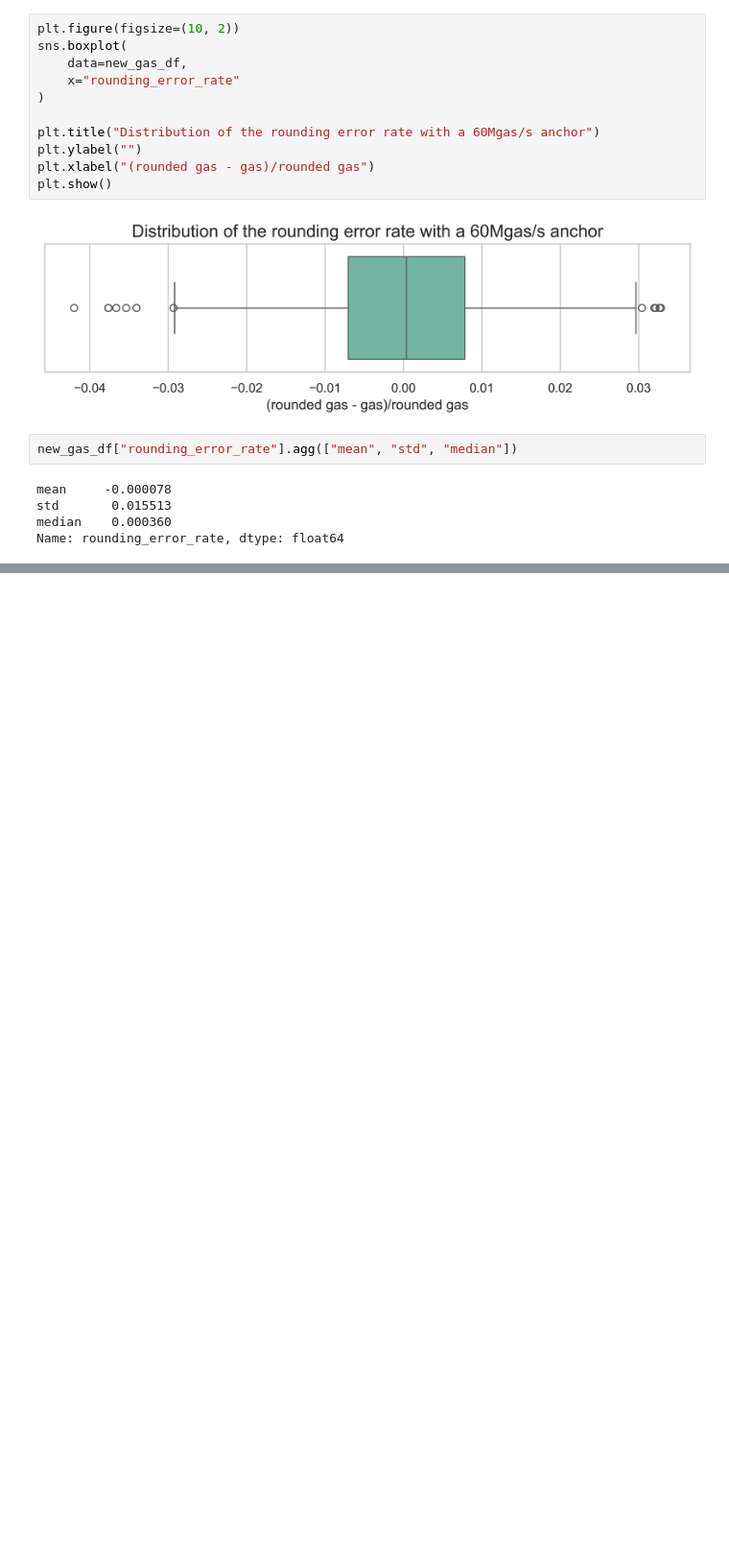
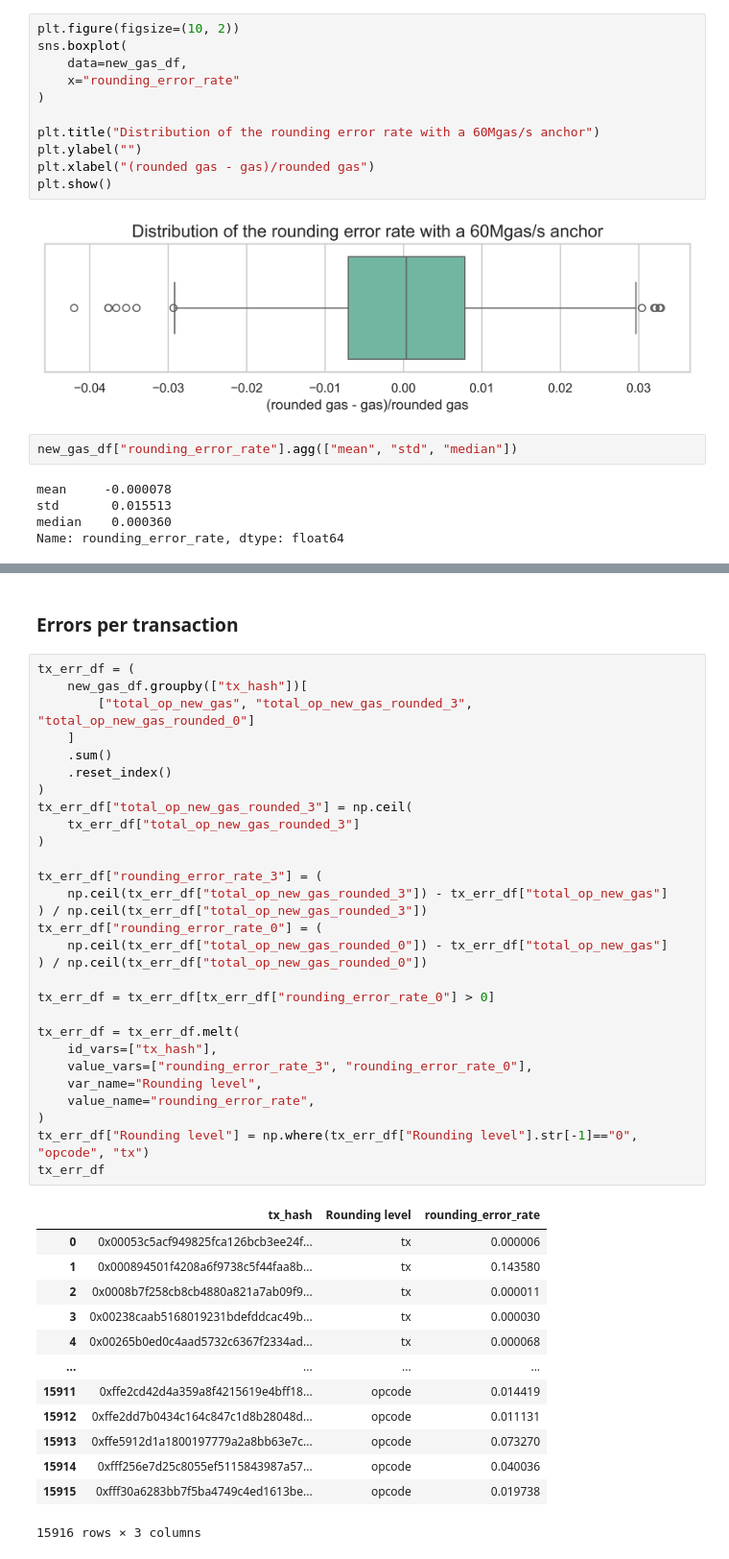
Before and after one commit to misilva73/evm-gas-repricings, a Jupyter notebook: notebooks/2.2-frac-gas-analysis.ipynb, the cells around one changed output, grey strips where cells are left out. Shown at 96% size. Cells and saved outputs as stored; diff of their text form; blank space fills up the shorter version.

```diff
--- a/notebooks/2.2-frac-gas-analysis.ipynb
+++ b/notebooks/2.2-frac-gas-analysis.ipynb
@@ -442,0 +575,45 @@ Name: rounding_error_rate, dtype: float64
+# %% [markdown]
+### Errors per transaction
+# %%
+tx_err_df = (
+    new_gas_df.groupby(["tx_hash"])[
+        ["total_op_new_gas", "total_op_new_gas_rounded_3", "total_op_new_gas_rounded_0"]
+    ]
+    .sum()
+    .reset_index()
+)
+tx_err_df["total_op_new_gas_rounded_3"] = np.ceil(
+    tx_err_df["total_op_new_gas_rounded_3"]
+)
+
+tx_err_df["rounding_error_rate_3"] = (
+    np.ceil(tx_err_df["total_op_new_gas_rounded_3"]) - tx_err_df["total_op_new_gas"]
+) / np.ceil(tx_err_df["total_op_new_gas_rounded_3"])
+tx_err_df["rounding_error_rate_0"] = (
+    np.ceil(tx_err_df["total_op_new_gas_rounded_0"]) - tx_err_df["total_op_new_gas"]
+) / np.ceil(tx_err_df["total_op_new_gas_rounded_0"])
+
+tx_err_df = tx_err_df[tx_err_df["rounding_error_rate_0"] > 0]
+
+tx_err_df = tx_err_df.melt(
+    id_vars=["tx_hash"],
+    value_vars=["rounding_error_rate_3", "rounding_error_rate_0"],
+    var_name="Rounding level",
+    value_name="rounding_error_rate",
+)
+tx_err_df["Rounding level"] = np.where(tx_err_df["Rounding level"].str[-1]=="0", "opcode", "tx")
+tx_err_df
+# %% [output]
+|  | tx_hash | Rounding level | rounding_error_rate |
+| 0 | 0x00053c5acf949825fca126bcb3ee24f... | tx | 0.000006 |
+| 1 | 0x000894501f4208a6f9738c5f44faa8b... | tx | 0.143580 |
+| 2 | 0x0008b7f258cb8cb4880a821a7ab09f9... | tx | 0.000011 |
+| 3 | 0x00238caab5168019231bdefddcac49b... | tx | 0.000030 |
+| 4 | 0x00265b0ed0c4aad5732c6367f2334ad... | tx | 0.000068 |
+| ... | ... | ... | ... |
+| 15911 | 0xffe2cd42d4a359a8f4215619e4bff18... | opcode | 0.014419 |
+| 15912 | 0xffe2dd7b0434c164c847c1d8b28048d... | opcode | 0.011131 |
+| 15913 | 0xffe5912d1a1800197779a2a8bb63e7c... | opcode | 0.073270 |
+| 15914 | 0xfff256e7d25c8055ef5115843987a57... | opcode | 0.040036 |
+| 15915 | 0xfff30a6283bb7f5ba4749c4ed1613be... | opcode | 0.019738 |
+15916 rows × 3 columns
```
Also changed, not shown: parts of 11 cells of this notebook, 2 other files.
